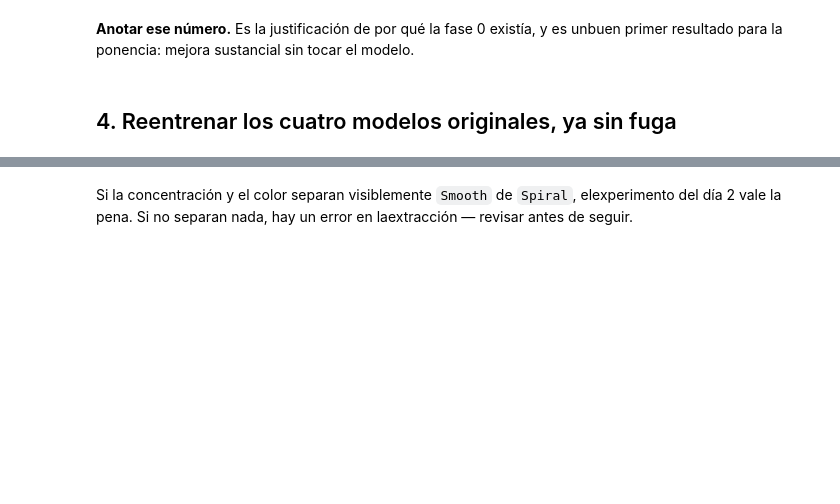
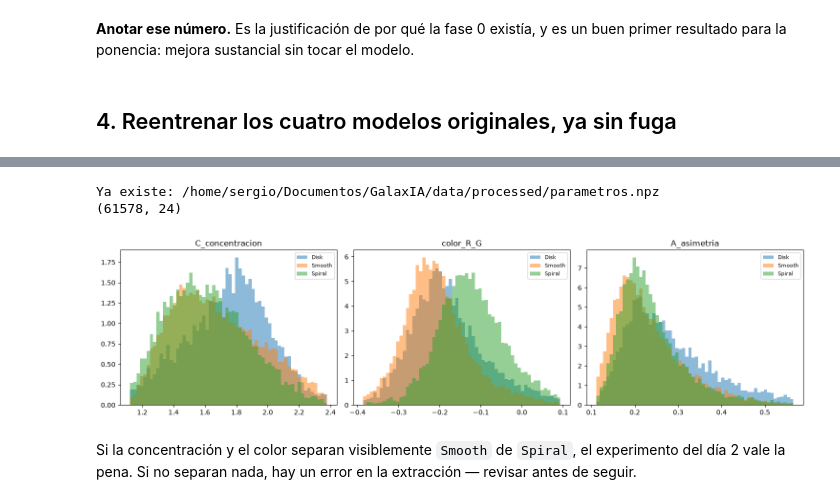
Before and after one commit to sacarrasquillah042/GalaxIA, a Jupyter notebook: notebooks/01_fase0_reparacion.ipynb, the cells around one changed output, grey strips where cells are left out. Drawn from its saved outputs; the diff is of its cells as text; code cells hidden in the pictures; blank space fills up the shorter version.

```diff
--- a/notebooks/01_fase0_reparacion.ipynb
+++ b/notebooks/01_fase0_reparacion.ipynb
@@ -39,5 +229,34 @@ display(evaluate.tabla_comparativa())
 # %%
-ruta_par = data.DIR_PROC / "parametros.npz"if not ruta_par.exists():    imgs, ids_cache = data.cargar_cache(128)    P = features.lote_parametros(np.array(imgs))     # ~4-6 min con 61k imágenes    np.savez_compressed(ruta_par, P=P, ids=ids_cache,                        nombres=np.array(features.NOMBRES_PARAMETROS))    print("Guardado:", ruta_par)else:    print("Ya existe:", ruta_par)z = np.load(ruta_par, allow_pickle=True)P, ids_par = z["P"], z["ids"]print(P.shape)
+ruta_par = data.DIR_PROC / "parametros.npz"
+if not ruta_par.exists():
+    imgs, ids_cache = data.cargar_cache(128)
+    P = features.lote_parametros(np.array(imgs))     # ~4-6 min con 61k imágenes
+    np.savez_compressed(ruta_par, P=P, ids=ids_cache,
+                        nombres=np.array(features.NOMBRES_PARAMETROS))
+    print("Guardado:", ruta_par)
+else:
+    print("Ya existe:", ruta_par)
+
+z = np.load(ruta_par, allow_pickle=True)
+P, ids_par = z["P"], z["ids"]
+print(P.shape)
+# %% [output]
+Ya existe: /home/sergio/Documentos/GalaxIA/data/processed/parametros.npz
+(61578, 24)
 # %%
-# ¿Los parámetros separan las clases? Vistazo rápido antes de invertir el día 2.dfp = pd.DataFrame(P, columns=features.NOMBRES_PARAMETROS)dfp["GalaxyID"] = ids_pardfp = dfp.merge(df_clean[["GalaxyID", "label_grouped"]], on="GalaxyID")fig, axes = plt.subplots(1, 3, figsize=(15, 4))for ax, col in zip(axes, ["C_concentracion", "color_R_G", "A_asimetria"]):    for c in clases:        v = dfp.loc[dfp.label_grouped == c, col]        ax.hist(v, bins=60, alpha=0.5, label=c, density=True,                range=np.percentile(dfp[col], [1, 99]))    ax.set_title(col); ax.legend(fontsize=8)plt.tight_layout(); plt.show()
+# ¿Los parámetros separan las clases? Vistazo rápido antes de invertir el día 2.
+dfp = pd.DataFrame(P, columns=features.NOMBRES_PARAMETROS)
+dfp["GalaxyID"] = ids_par
+dfp = dfp.merge(df_clean[["GalaxyID", "label_grouped"]], on="GalaxyID")
+
+fig, axes = plt.subplots(1, 3, figsize=(15, 4))
+for ax, col in zip(axes, ["C_concentracion", "color_R_G", "A_asimetria"]):
+    for c in clases:
+        v = dfp.loc[dfp.label_grouped == c, col]
+        ax.hist(v, bins=60, alpha=0.5, label=c, density=True,
+                range=np.percentile(dfp[col], [1, 99]))
+    ax.set_title(col); ax.legend(fontsize=8)
+plt.tight_layout(); plt.show()
+# %% [output]
+[figure, added]
 # %% [markdown]
```
Also changed, not shown: parts of 11 cells of this notebook, 1 other file.
